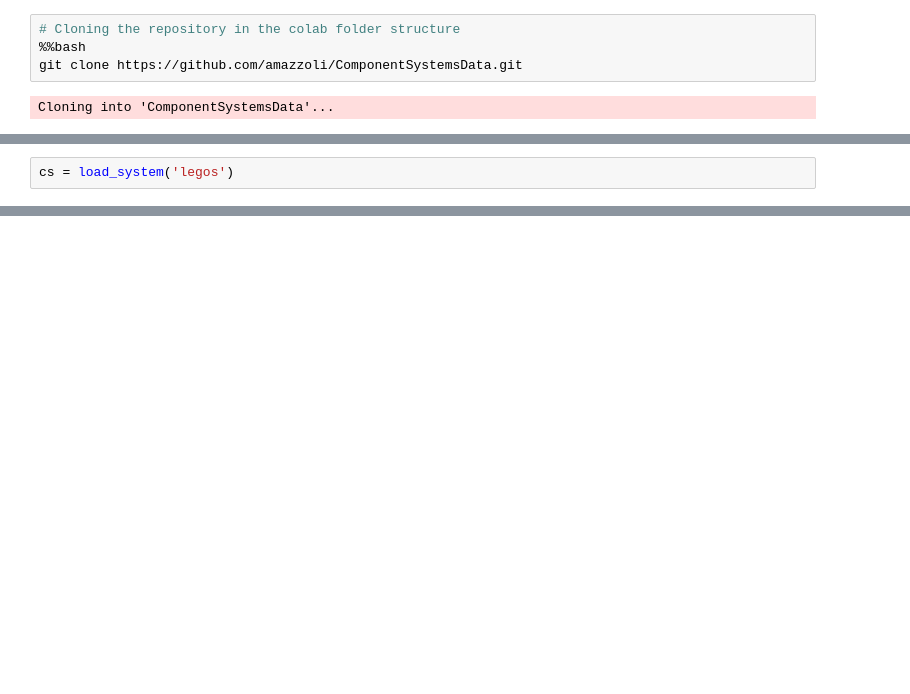
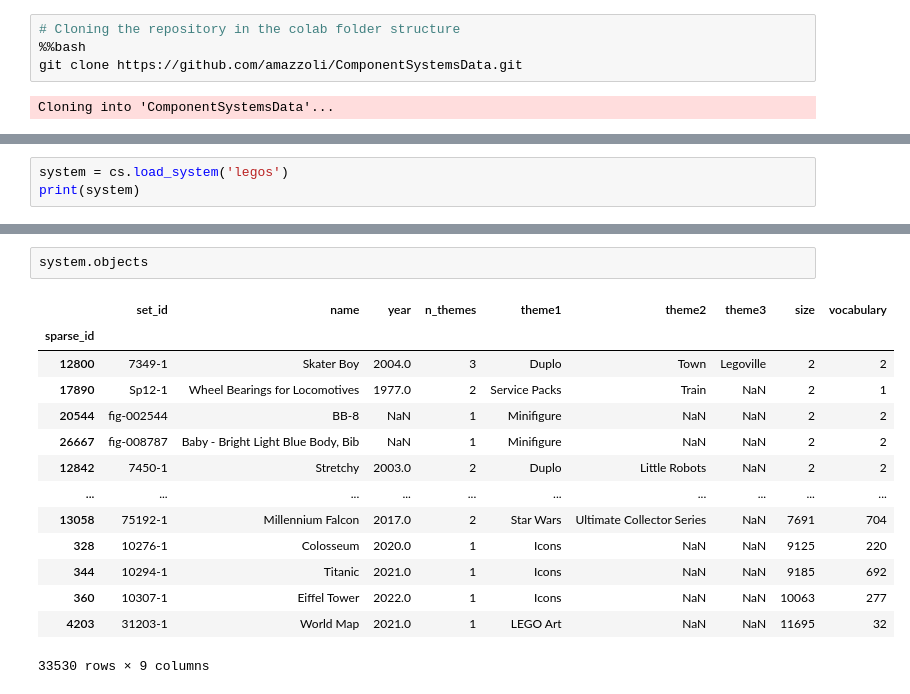
Before and after one commit to amazzoli/ComponentSystemsData, a Jupyter notebook: tutorials/1_Load_system.ipynb, the cells around one changed output, grey strips where cells are left out. Cells and saved outputs as stored; diff of their text form; blank space fills up the shorter version.

```diff
--- a/tutorials/1_Load_system.ipynb
+++ b/tutorials/1_Load_system.ipynb
@@ -113,2 +23,0 @@ def load_system(label):
-# %%
-cs = load_system('legos')
@@ -140,0 +42,3 @@ cs.components.loc[parts]
+# %%
+system = cs.load_system('legos')
+print(system)
@@ -140,0 +58,17 @@ cs.components.loc[parts]
+# %%
+system.objects
+# %% [output]
+|  | set_id | name | year | n_themes | theme1 | theme2 | theme3 | size | vocabulary |
+| sparse_id |  |  |  |  |  |  |  |  |  |
+| 12800 | 7349-1 | Skater Boy | 2004.0 | 3 | Duplo | Town | Legoville | 2 | 2 |
+| 17890 | Sp12-1 | Wheel Bearings for Locomotives | 1977.0 | 2 | Service Packs | Train | NaN | 2 | 1 |
+| 20544 | fig-002544 | BB-8 | NaN | 1 | Minifigure | NaN | NaN | 2 | 2 |
+| 26667 | fig-008787 | Baby - Bright Light Blue Body, Bib | NaN | 1 | Minifigure | NaN | NaN | 2 | 2 |
+| 12842 | 7450-1 | Stretchy | 2003.0 | 2 | Duplo | Little Robots | NaN | 2 | 2 |
+| ... | ... | ... | ... | ... | ... | ... | ... | ... | ... |
+| 13058 | 75192-1 | Millennium Falcon | 2017.0 | 2 | Star Wars | Ultimate Collector Series | NaN | 7691 | 704 |
+| 328 | 10276-1 | Colosseum | 2020.0 | 1 | Icons | NaN | NaN | 9125 | 220 |
+| 344 | 10294-1 | Titanic | 2021.0 | 1 | Icons | NaN | NaN | 9185 | 692 |
+| 360 | 10307-1 | Eiffel Tower | 2022.0 | 1 | Icons | NaN | NaN | 10063 | 277 |
+| 4203 | 31203-1 | World Map | 2021.0 | 1 | LEGO Art | NaN | NaN | 11695 | 32 |
+33530 rows × 9 columns
```
Also changed, not shown: parts of 23 cells of this notebook.
